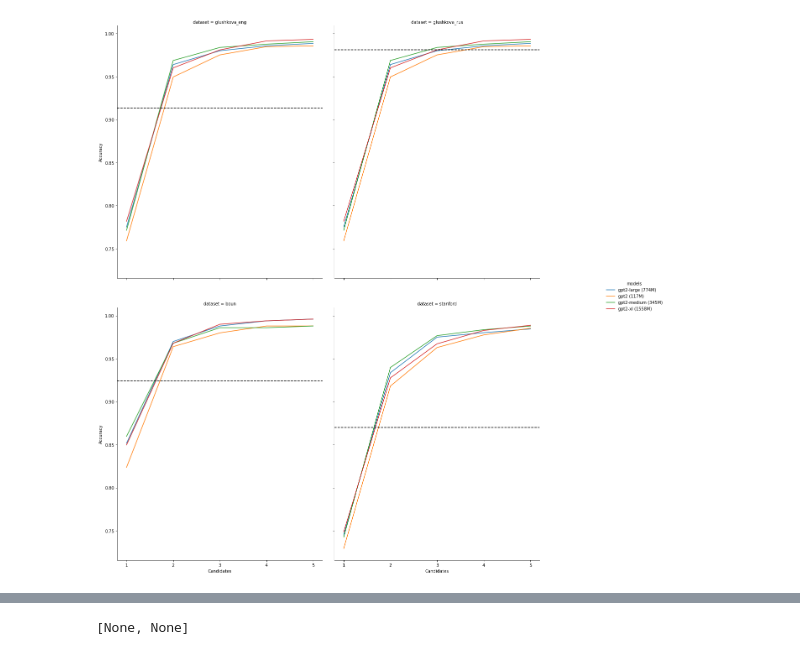
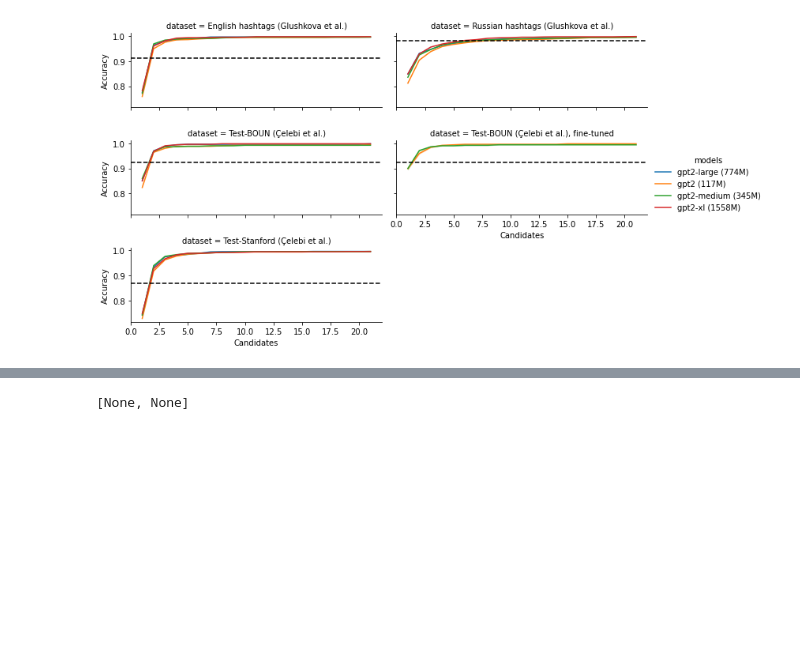
Before and after one commit to ruanchaves/hashformers, a Jupyter notebook: graphs.ipynb, the cells around one changed output, grey strips where cells are left out. Saved outputs shown, nothing was run; the diff lists cells and outputs as text; code cells hidden in the pictures; blank space fills up the shorter version.

```diff
--- a/graphs.ipynb
+++ b/graphs.ipynb
@@ -71,7 +153,7 @@ from matplotlib import rcParams
 # figure size in inches
 rcParams['figure.figsize'] = 1.7,8.27
 
-max_len_candidates = 6
+max_len_candidates = 22
 
 df = results[['full_path', 'curve']]
 df = df[df['full_path'].str.contains('glushkova_eng')]
@@ -89,7 +171,7 @@ glushkova_eng['dataset'] = 'glushkova_eng'
 #glushkova_rus
 
 df = results[['full_path', 'curve']]
-df = df[df['full_path'].str.contains('glushkova_eng')]
+df = df[df['full_path'].str.contains('glushkova_rus')]
 df = df[df['full_path'].str.contains('13')]
 df['curve'] = df['curve'].apply((ast.literal_eval))
 df['curve'] = df['curve'].apply(lambda x: x[1:max_len_candidates])
@@ -119,6 +201,27 @@ df['curve'] = df['curve'].astype(float)
 boun = df.copy()
 boun['dataset'] = 'boun'
 
+# fine-boun
+
+df = results[['full_path', 'curve']]
+df = df[df['full_path'].str.contains('boun')]
+df = df[~df['full_path'].str.contains('translation')]
+# df = df[df['full_path'].str.contains('finetuning')]
+df = df[df['full_path'].str.contains('fine_tuning')]
+df = df[df['full_path'].str.contains('13')]
+df = df[~df['full_path'].str.contains('xl')]
+df = df[~df['full_path'].str.contains('large')]
+df['curve'] = df['curve'].apply((ast.literal_eval))
+df['curve'] = df['curve'].apply(lambda x: x[1:max_len_candidates])
+df = df.explode('curve')
+df['count'] = df.groupby('full_path').cumcount()
+df['count'] = df['count'] + 1
+df['curve'] = df['curve'].astype(float)
+
+fine_boun = df.copy()
+fine_boun['dataset'] = 'fine'
+
+
 #stanford
 
 df = results[['full_path', 'curve']]
@@ -137,7 +240,7 @@ df['curve'] = df['curve'].astype(float)
 stanford = df.copy()
 stanford['dataset'] = 'stanford'
 
-df = pd.concat([glushkova_eng, glushkova_rus, boun, stanford])
+df = pd.concat([glushkova_eng, glushkova_rus, boun, fine_boun, stanford])
 
 
 def rename_full_path(path):
@@ -151,7 +254,20 @@ def rename_full_path(path):
         if item in path:
             return replace_dict[item]
 
+def rename_dataset(path):
+    replace_dict = {
+        "glushkova_rus": "Russian hashtags (Glushkova et al.)",
+        "glushkova_eng": "English hashtags (Glushkova et al.)",
+        "boun": "Test-BOUN (Çelebi et al.)",
+        "fine": "Test-BOUN (Çelebi et al.), fine-tuned",
+        "stanford": "Test-Stanford (Çelebi et al.)"
+    }
+    for item in replace_dict.keys():
+        if item in path:
+            return replace_dict[item]
+
 df['full_path'] = df['full_path'].apply(rename_full_path)
+df['dataset'] = df['dataset'].apply(rename_dataset)
 
 df = df.rename(columns={
     "full_path": "models",
@@ -163,35 +279,36 @@ df = df.rename(columns={
 # mask = ((df['models'] == "gpt2-medium (345M)") | (df['models'] == "gpt2-xl (1558M)"))
 # df = df[mask]
 
-g = sns.FacetGrid(df, hue="models", col="dataset", height=4, col_wrap=2)
+g = sns.FacetGrid(df, hue="models", col="dataset", height=2, col_wrap=2, aspect=2.5, legend_out=True)
 g = (g.map(sns.lineplot, 'Candidates', 'Accuracy', dashes=False, markers=True).add_legend())
-glushkova_eng_ax, glushkova_rus_ax, boun_ax, stanford_ax = g.axes
+
+# g = (g.map(sns.lineplot, 'Candidates', 'Accuracy', dashes=False, markers=True).add_legend())
+
+# g = sns.catplot(x="Candidates", y="Accuracy", hue="models", col="dataset", data=df, kind="bar")
+
+
+glushkova_eng_ax, glushkova_rus_ax, boun_ax, fine_ax, stanford_ax = g.axes
 glushkova_eng_ax.axhline(0.9134, ls='--', c='black')
 glushkova_rus_ax.axhline(0.9811, ls='--', c='black')
 boun_ax.axhline(0.924, ls='--', c='black')
+fine_ax.axhline(0.924, ls='--', c='black')
 stanford_ax.axhline(0.87, ls='--', c='black')
 
-g.fig.set_figheight(20)
-g.fig.set_figwidth(20)
+# g.fig.set_figheight(20)
+# g.fig.set_figwidth(20)
 
-# for ax in g.axes.flat:
-#     plt.gca().xaxis.set_major_formatter(FuncFormatter(lambda x, _: int(x+1)))
-
-from  matplotlib.ticker import FuncFormatter
+# from  matplotlib.ticker import FuncFormatter
 
 
-from matplotlib.ticker import MaxNLocator
+# from matplotlib.ticker import MaxNLocator
 
-for ax in g.axes.flatten():
-    ax.xaxis.set_major_locator(MaxNLocator(integer=True))
-#     ax.set_xticklabels(ax.get_xticklabels(), fontsize=6)
-#     ax.xaxis.set_major_formatter(FuncFormatter(lambda x, _: int(x+1)))
+# for ax in g.axes.flatten():
+#     ax.xaxis.set_major_locator(MaxNLocator(integer=True))
+#     ax.set_title(ax.get_title().split('=')[1], size=20)
+#     ax.tick_params(axis='both', which='major', labelsize=20)
+#     ax.set_xlabel(ax.get_xlabel(), size=20)
+#     ax.set_ylabel(ax.get_ylabel(), size=20)
 
-
-g.savefig('test.png')
-# plt.xticks(np.arange(df['count'].min(), df['count'].max()+1, 1))
-# plt.axhline(0.9811, ls='--', c='black')
-
-# plt.setp(ax.get_legend().get_texts(), fontsize='22') # for legend text
-# plt.setp(ax.get_legend().get_title(), fontsize='22') # for legend title
+# plt.setp(g._legend.get_texts(), fontsize=20)
+# plt.setp(g._legend.get_title(), fontsize=20)
 # %% [output]
@@ -198 +316 @@ g.savefig('test.png')
-[figure, old version]
+[figure, new version]
```
Also changed, not shown: parts of 9 cells of this notebook, 8 other files.
